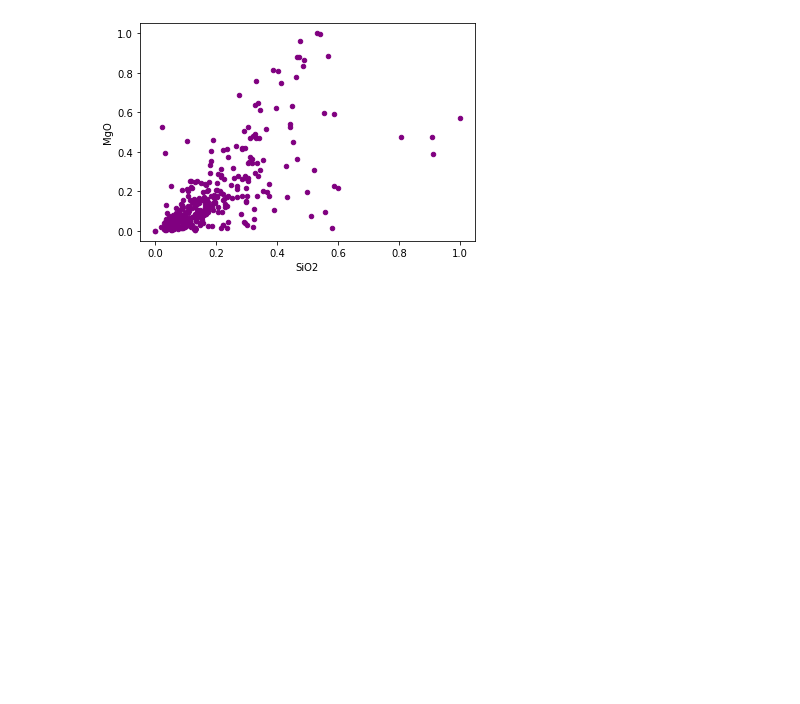
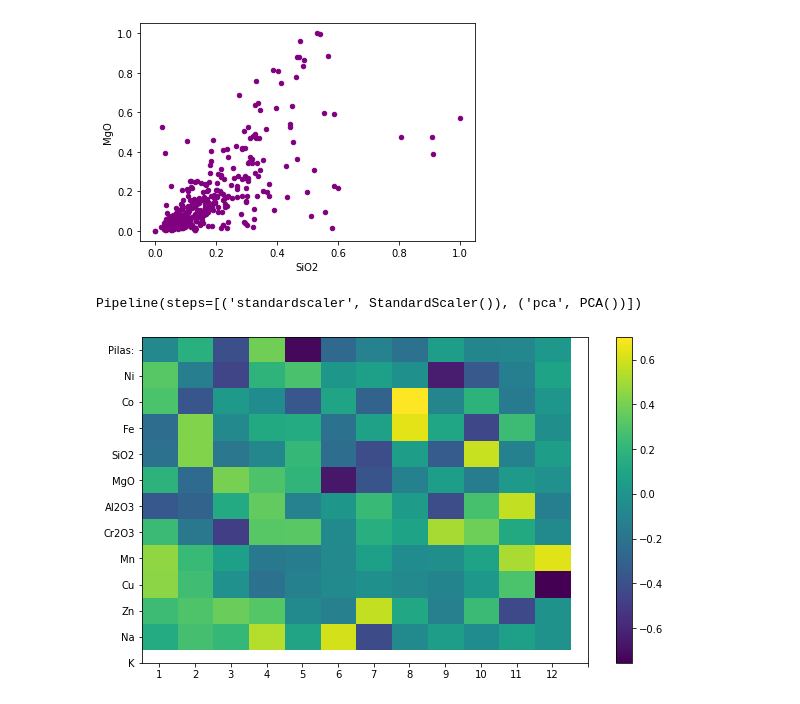
Before and after one commit to roxyconstantine-dev/Proyecto-Final-de-An-lisis-Datos, a Jupyter notebook: untitled1.ipynb, the cells around one changed output. Cells and saved outputs as stored; diff of their text form; code cells hidden in the pictures; blank space fills up the shorter version.

```diff
--- a/untitled1.ipynb
+++ b/untitled1.ipynb
@@ -224,3 +224,24 @@ plt.show()
 [figure]
 [figure]
 [figure]
+# %%
+from sklearn.decomposition import PCA
+from sklearn.pipeline import make_pipeline
+from sklearn.preprocessing import StandardScaler
+from sklearn.preprocessing import scale
+
+pca_pipe = make_pipeline(StandardScaler(), PCA())
+pca_pipe.fit(dato4)
+# %% [output]
+Pipeline(steps=[('standardscaler', StandardScaler()), ('pca', PCA())])
+# %%
+fig, ax = plt.subplots(nrows=1, ncols=1, figsize=(10, 6))
+modelo_pca = pca_pipe.named_steps['pca']
+componentes = modelo_pca.components_
+plt.imshow(componentes.T, cmap='viridis', aspect='auto')
+plt.yticks(range(len(datos.columns)), datos.columns)
+plt.xticks(range(len(datos.columns)), np.arange(modelo_pca.n_components_) + 1)
+plt.grid(False)
+plt.colorbar();
+# %% [output]
+[figure, added]
```
